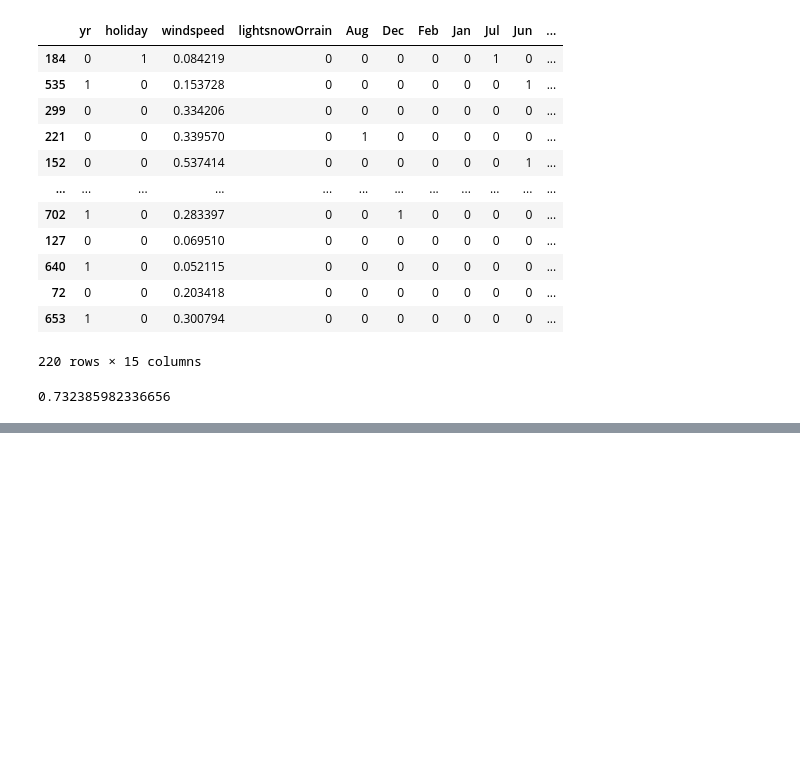
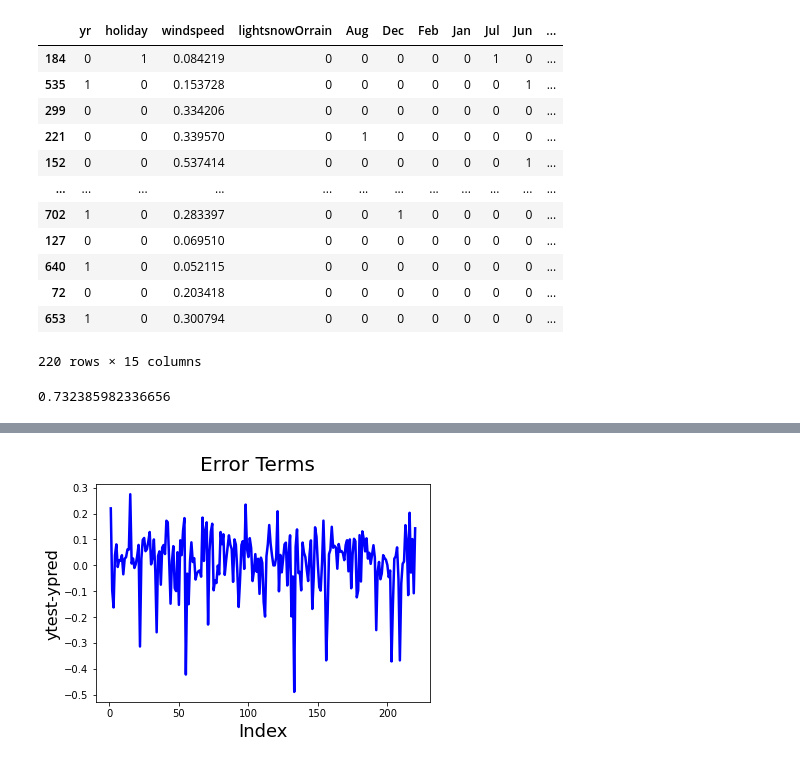
Before and after one commit to abidahmeds/LinearRegressionAssignment, a Jupyter notebook: LinearRegressionAssignment/linearRegressionAssignment_2.ipynb, the cells around one changed output, grey strips where cells are left out. Saved outputs shown, nothing was run; the diff lists cells and outputs as text; code cells hidden in the pictures; blank space fills up the shorter version.

```diff
--- a/LinearRegressionAssignment/linearRegressionAssignment_2.ipynb
+++ b/LinearRegressionAssignment/linearRegressionAssignment_2.ipynb
@@ -1181 +1188,12 @@ Text(0, 0.5, 'y_pred')
 [figure]
+# %%
+# Error terms
+c = [i for i in range(1,221,1)]
+fig = plt.figure()
+plt.plot(c,Y_test-y_test_pred, color="blue", linewidth=2.5, linestyle="-")
+fig.suptitle('Error Terms', fontsize=20)
+plt.xlabel('Index', fontsize=18)
+plt.ylabel('ytest-ypred', fontsize=16)
+plt.savefig("./charts/errorterms.png",bbox_inches='tight', dpi=300)
+# %% [output]
+[figure, added]
```
Also changed, not shown: parts of 62 cells of this notebook, 1 other file.
